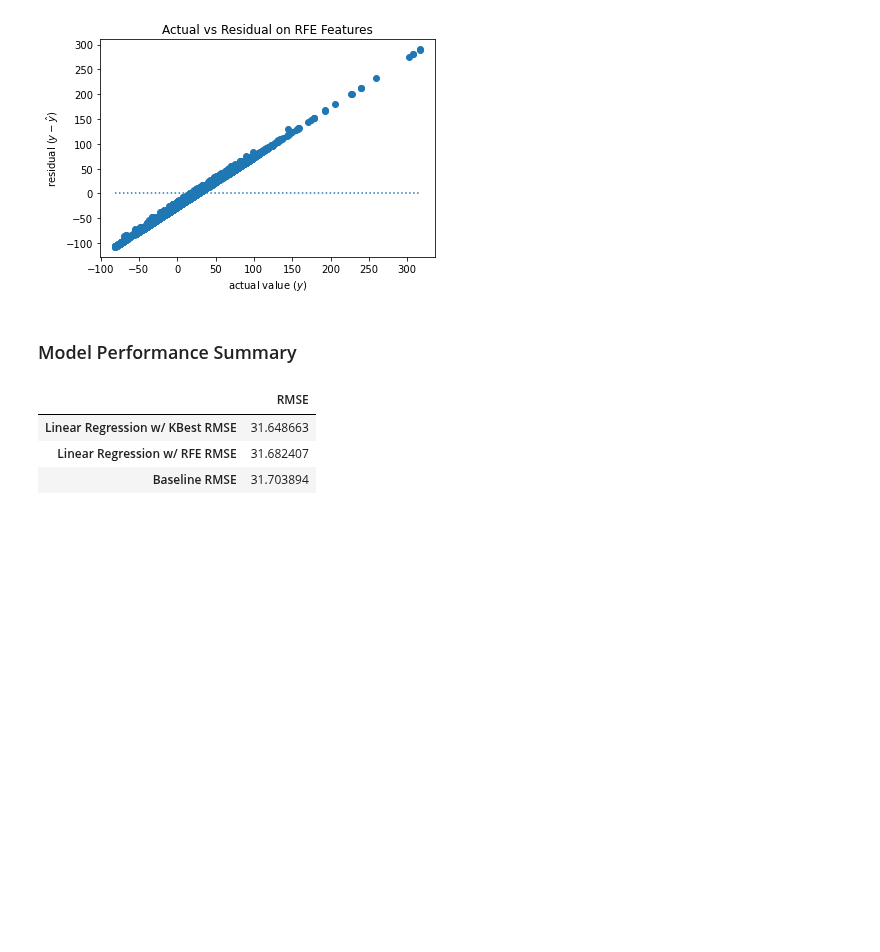
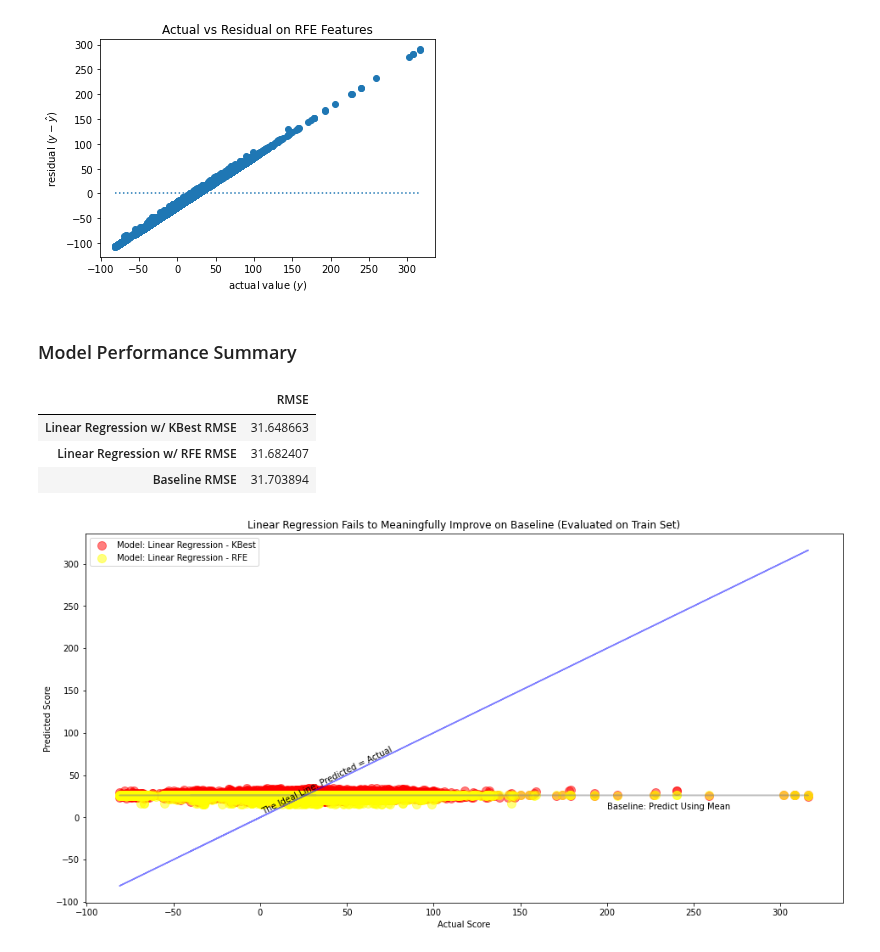
Before and after one commit to credit-risk-management-predictor/credit-risk-management-predictor, a Jupyter notebook: adam_model.ipynb, the cells around one changed output. Cells and saved outputs as stored; diff of their text form; code cells hidden in the pictures; blank space fills up the shorter version.

Commit message:
Added visualization of train performance

```diff
--- a/adam_model.ipynb
+++ b/adam_model.ipynb
@@ -218,3 +218,23 @@ summary.sort_values(by='RMSE')
 | Linear Regression w/ KBest RMSE | 31.648663 |
 | Linear Regression w/ RFE RMSE | 31.682407 |
 | Baseline RMSE | 31.703894 |
+# %%
+# y_validate.head()
+plt.figure(figsize=(16,8))
+plt.plot(y_train, baseline, alpha=.5, color="gray", label='_nolegend_')
+plt.annotate("Baseline: Predict Using Mean", (200, 9.5))
+plt.plot(y_train, y_train, alpha=.5, color="blue", label='_nolegend_')
+plt.annotate("The Ideal Line: Predicted = Actual", (.5, 3.5), rotation=26)
+
+plt.scatter(y_train, lm_kbest_pred,
+            alpha=.5, color="red", s=100, label="Model: Linear Regression - KBest")
+plt.scatter(y_train, lm_rfe_pred,
+            alpha=.5, color="yellow", s=100, label="Model: Linear Regression - RFE")
+
+plt.legend()
+plt.xlabel("Actual Score")
+plt.ylabel("Predicted Score")
+plt.title("Linear Regression Fails to Meaningfully Improve on Baseline (Evaluated on Train Set)")
+plt.show()
+# %% [output]
+[figure, added]
```
